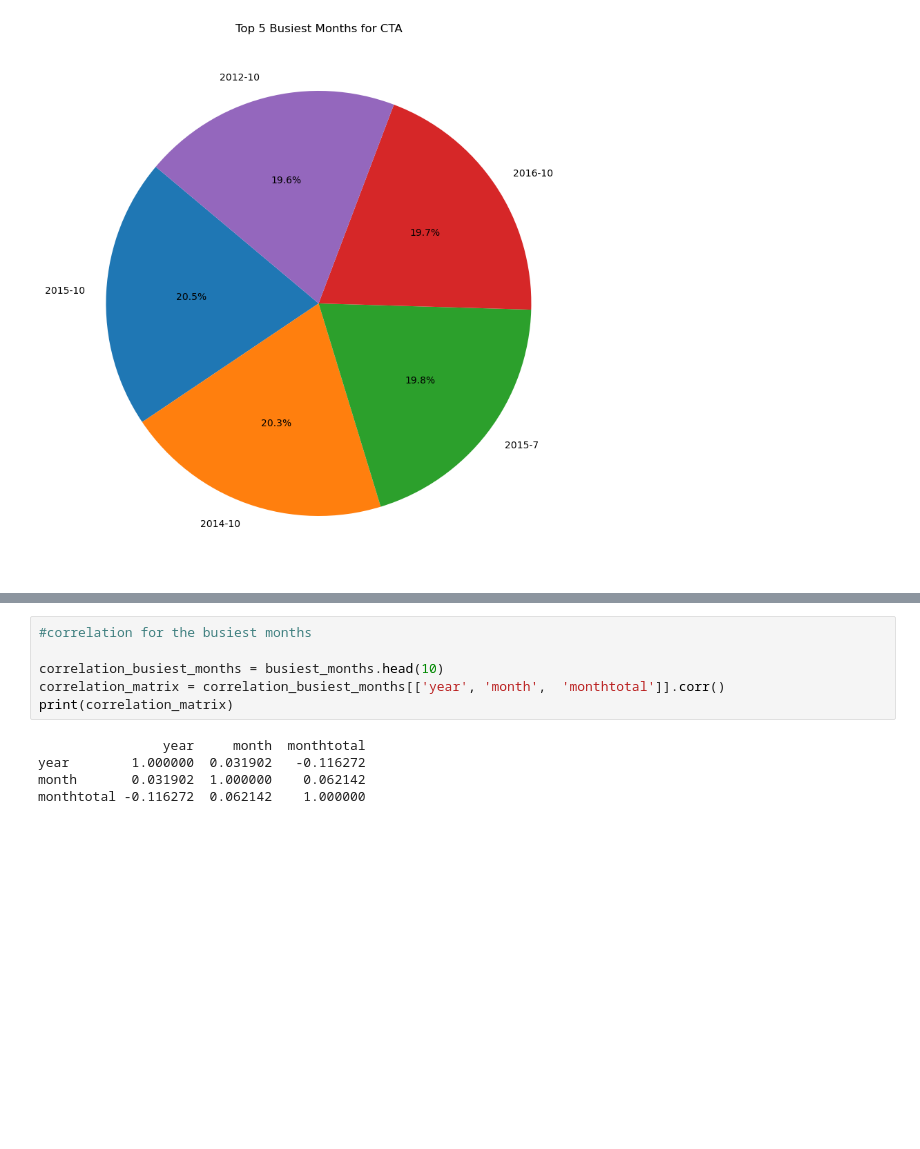
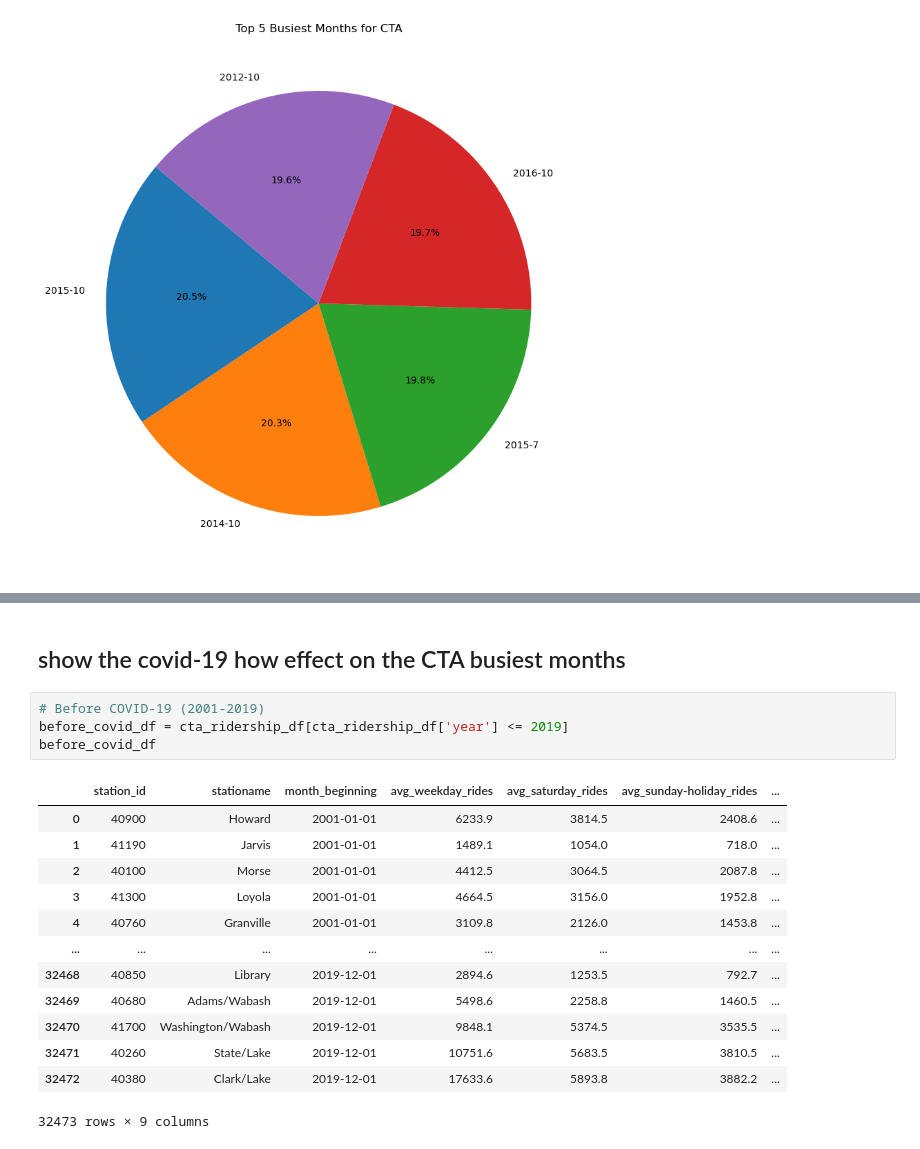
Before and after one commit to ayaF-PI/project-1, a Jupyter notebook: cta_busiest_months_analysis.ipynb, the cells around one changed output, grey strips where cells are left out. Drawn from its saved outputs; the diff is of its cells as text; blank space fills up the shorter version.

```diff
--- a/cta_busiest_months_analysis.ipynb
+++ b/cta_busiest_months_analysis.ipynb
@@ -191,11 +145,20 @@ plt.show()
-# %%
-#correlation for the busiest months
-
-correlation_busiest_months = busiest_months.head(10)
-correlation_matrix = correlation_busiest_months[['year', 'month',  'monthtotal']].corr()
-print(correlation_matrix)
-# %% [output]
-                year     month  monthtotal
-year        1.000000  0.031902   -0.116272
-month       0.031902  1.000000    0.062142
-monthtotal -0.116272  0.062142    1.000000
+# %% [markdown]
+## show the covid-19 how effect on the CTA busiest months
+# %%
+# Before COVID-19 (2001-2019)
+before_covid_df = cta_ridership_df[cta_ridership_df['year'] <= 2019]
+before_covid_df
+# %% [output]
+|  | station_id | stationame | month_beginning | avg_weekday_rides | avg_saturday_rides | avg_sunday-holiday_rides | ... |
+| 0 | 40900 | Howard | 2001-01-01 | 6233.9 | 3814.5 | 2408.6 | ... |
+| 1 | 41190 | Jarvis | 2001-01-01 | 1489.1 | 1054.0 | 718.0 | ... |
+| 2 | 40100 | Morse | 2001-01-01 | 4412.5 | 3064.5 | 2087.8 | ... |
+| 3 | 41300 | Loyola | 2001-01-01 | 4664.5 | 3156.0 | 1952.8 | ... |
+| 4 | 40760 | Granville | 2001-01-01 | 3109.8 | 2126.0 | 1453.8 | ... |
+| ... | ... | ... | ... | ... | ... | ... | ... |
+| 32468 | 40850 | Library | 2019-12-01 | 2894.6 | 1253.5 | 792.7 | ... |
+| 32469 | 40680 | Adams/Wabash | 2019-12-01 | 5498.6 | 2258.8 | 1460.5 | ... |
+| 32470 | 41700 | Washington/Wabash | 2019-12-01 | 9848.1 | 5374.5 | 3535.5 | ... |
+| 32471 | 40260 | State/Lake | 2019-12-01 | 10751.6 | 5683.5 | 3810.5 | ... |
+| 32472 | 40380 | Clark/Lake | 2019-12-01 | 17633.6 | 5893.8 | 3882.2 | ... |
+32473 rows × 9 columns
```
Also changed, not shown: parts of 16 cells of this notebook, 3 other files.
